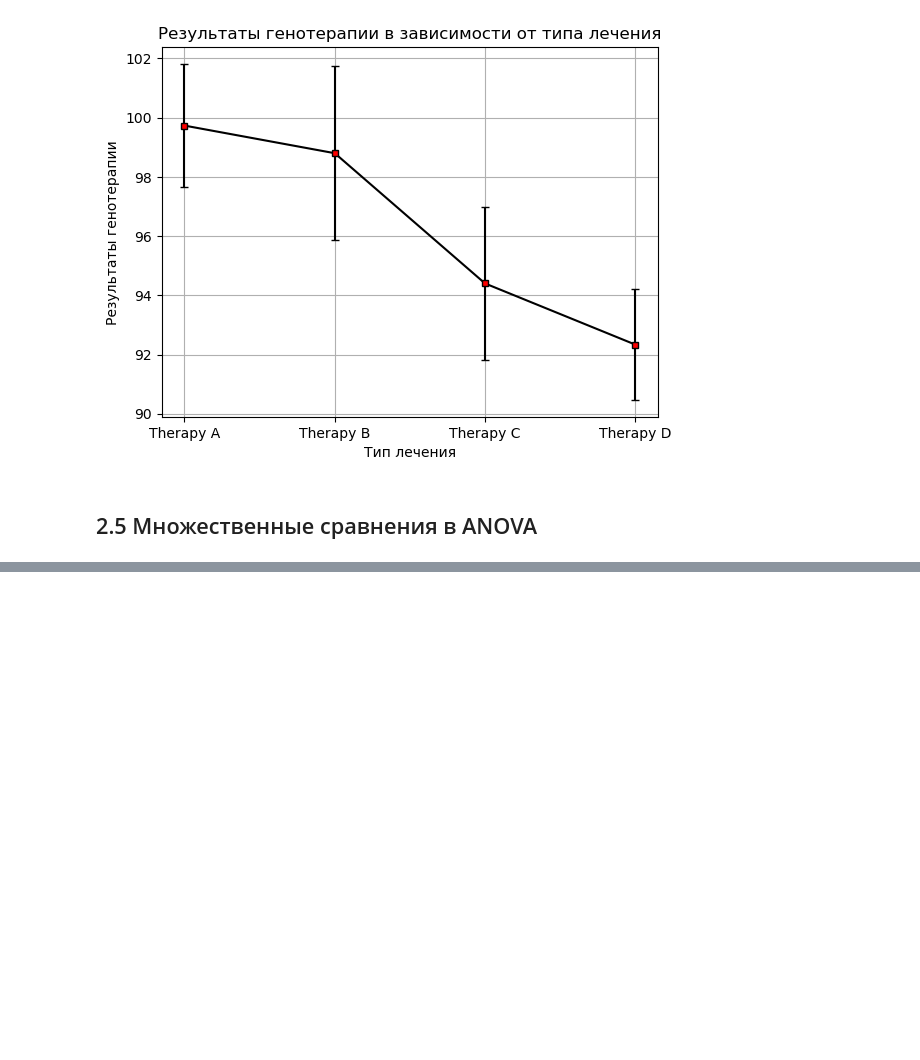
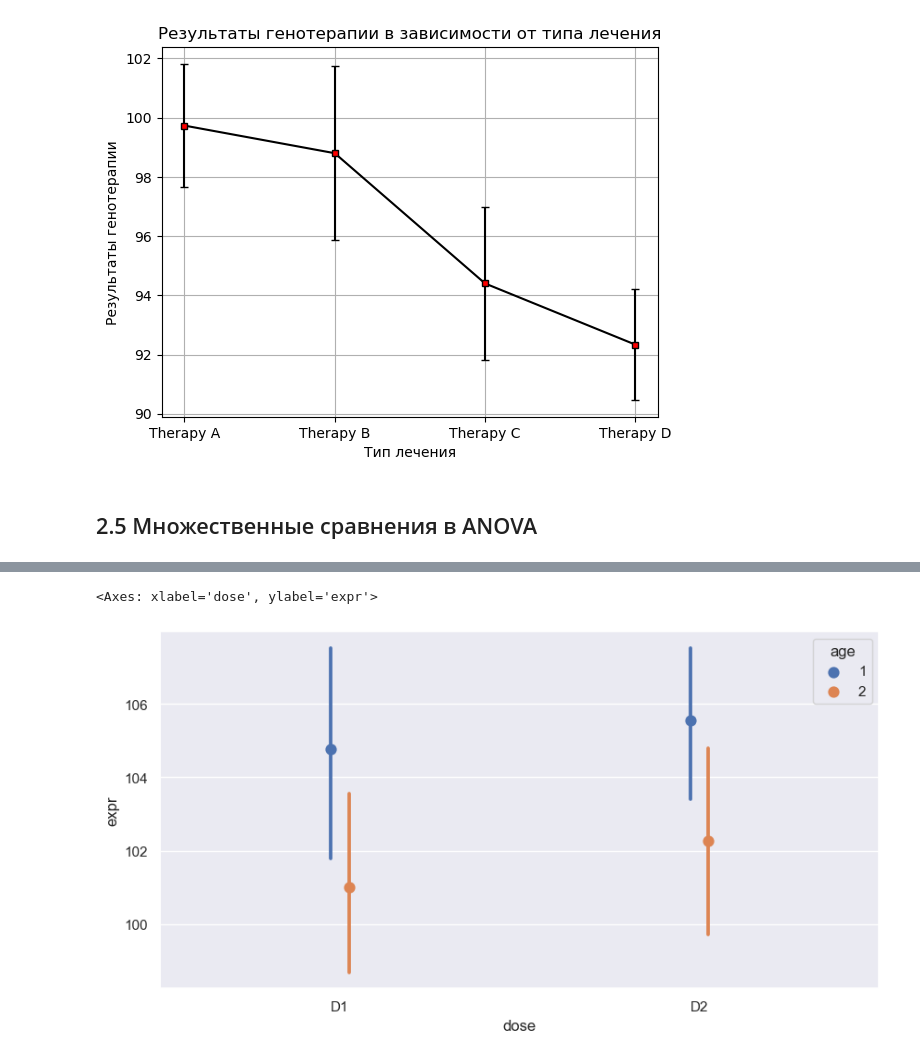
Before and after one commit to LiquidVac/My_study, a Jupyter notebook: STEPIK. Основы статистики/Лекция. Основы Статистики. Часть 2.ipynb, the cells around one changed output, grey strips where cells are left out. Saved outputs shown, nothing was run; the diff lists cells and outputs as text; code cells hidden in the pictures; blank space fills up the shorter version.

```diff
--- a/STEPIK. Основы статистики/Лекция. Основы Статистики. Часть 2.ipynb
+++ b/STEPIK. Основы статистики/Лекция. Основы Статистики. Часть 2.ipynb
@@ -973,0 +999,12 @@ print('Меньше чем - ', round(a_new, 3))
+# %%
+"""Атеросклероз довольно опасное заболевание - причина ишемической болезни сердца и инсультов.
+   Анализ экспрессии генов лейкоцитов позволяет предсказать вероятность развития данного заболевания.
+   В эксперименте исследовался уровень экспрессии в зависимости от возраста пациентов и дозировки лекарства аторвастатина."""
+
+import pandas as pd
+from scipy import stats
+
+URL = 'https://stepik.org/media/attachments/lesson/9250/atherosclerosis.csv'
+
+atherosclerosis_data = pd.read_csv(URL, header=0, sep=',')
+atherosclerosis_data.head()
@@ -973,0 +1110,10 @@ print('Меньше чем - ', round(a_new, 3))
+# %%
+"""Визуализация seaborn"""
+import seaborn as sns
+
+sns.pointplot(x = atherosclerosis_data.dose, y = atherosclerosis_data.expr,
+              hue = atherosclerosis_data.age, data = atherosclerosis_data,
+              dodge = True, linestyles=['', ''])
+# %% [output]
+<Axes: xlabel='dose', ylabel='expr'>
+[figure, added]
```
Also changed, not shown: parts of 44 cells of this notebook.
